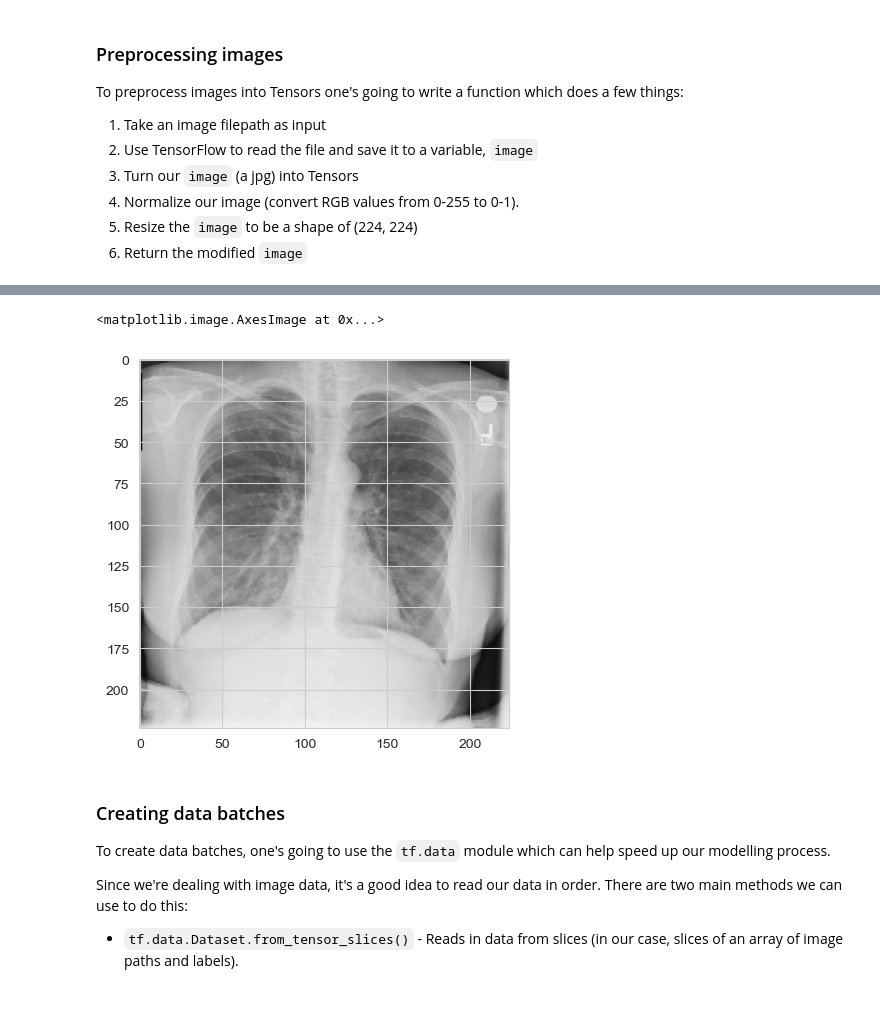
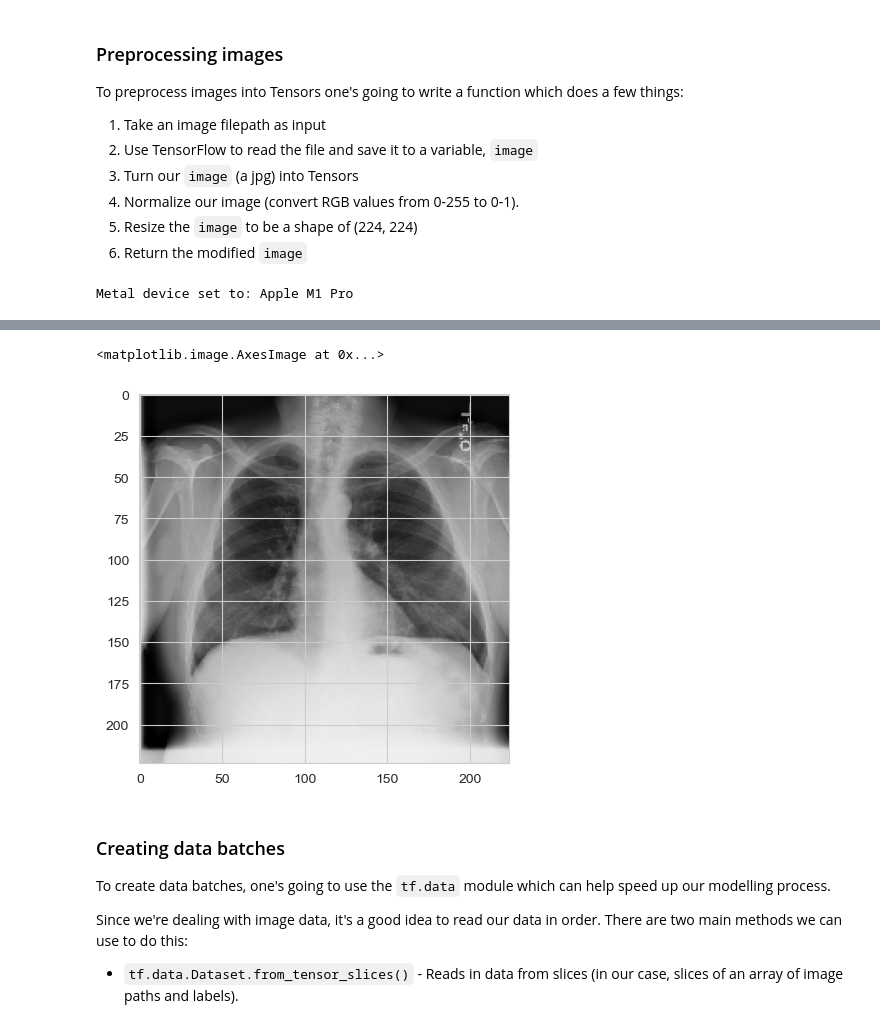
Before and after one commit to bprzybysz/chest-xray-classification, a Jupyter notebook: chest-xray-classification.ipynb, the cells around one changed output, grey strips where cells are left out. Saved outputs shown, nothing was run; the diff lists cells and outputs as text; code cells hidden in the pictures.

```diff
--- a/chest-xray-classification.ipynb
+++ b/chest-xray-classification.ipynb
@@ -469,8 +471,10 @@ def process_image(image_path, img_size=IMG_SIZE):
     # Read in an image file using
     img =tf.io.read_file(image_path)
     # decode grayscale png
-    img = tf.image.decode_png(img, channels=3)
-    # convert [0-255] to [0-1]
+    img = tf.image.decode_png(img, channels=1)
+    # convert grayscale to rgb
+    img = tf.image.grayscale_to_rgb(img)
+    # standardize image values
     img = tf.image.convert_image_dtype(img, tf.float32)
     # resize image
     img = tf.image.resize(img, size=[img_size, img_size])
@@ -478,4 +482,8 @@ def process_image(image_path, img_size=IMG_SIZE):
     return img
 # %%
 # Let's test function with a random image
-image = process_image(X_train.iloc[1]);
+image = process_image(X_train.iloc[3]);
+# display image
+plt.imshow(image)
+# %% [output]
+Metal device set to: Apple M1 Pro
@@ -482,9 +492,5 @@ image = process_image(X_train.iloc[1]);
+<matplotlib.image.AxesImage at 0x...>
+[figure, added]
-# %%
-# display image
-plt.imshow(image)
-# %% [output]
-<matplotlib.image.AxesImage at 0x...>
-[figure, removed]
 # %% [markdown]
 ### Creating data batches
 
```
Also changed, not shown: parts of 23 cells of this notebook.
